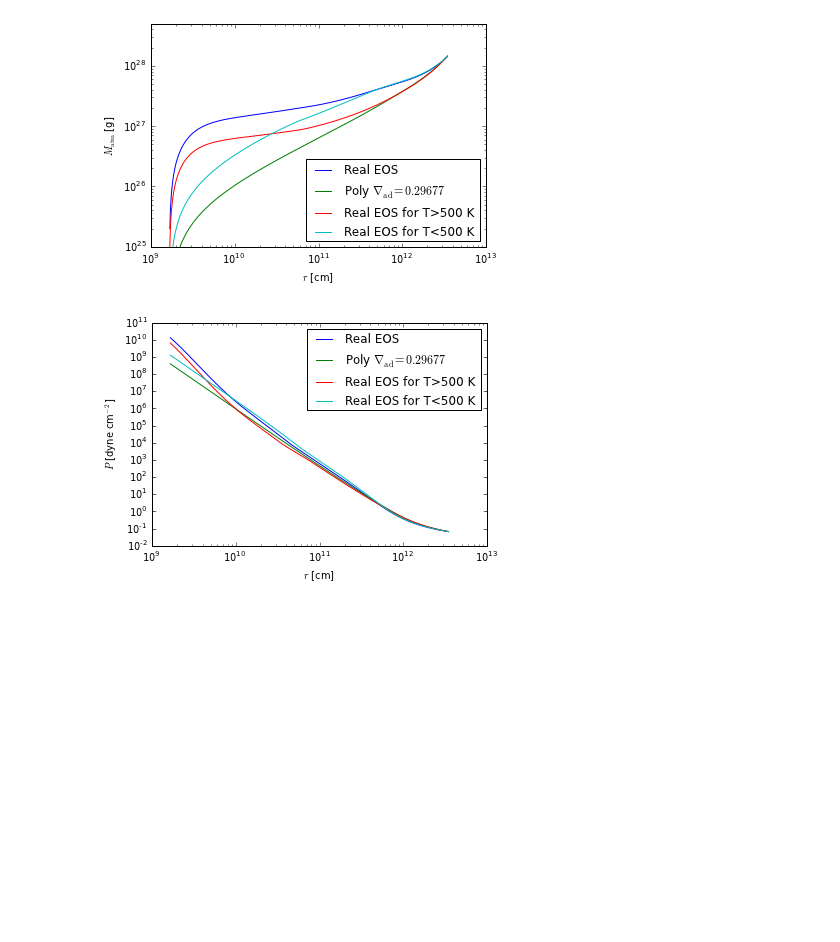
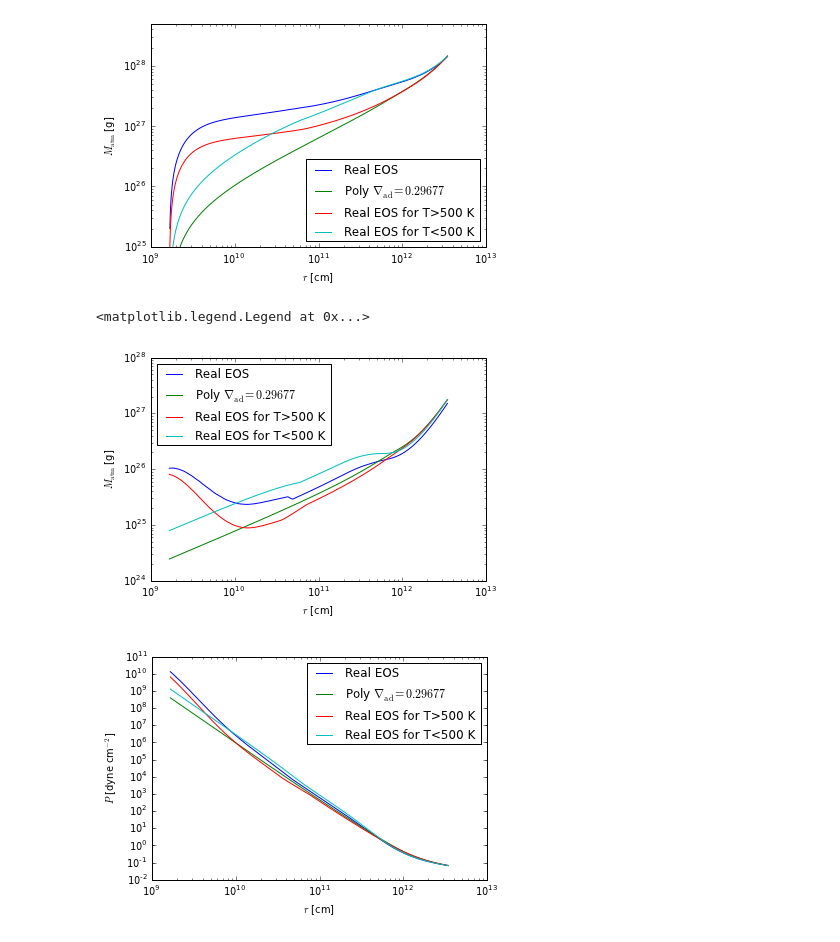
Before and after one commit to apiso/core_accretion, a Jupyter notebook: python/RadSGRealGas/EOSeffects.ipynb, the cells around one changed output. Saved outputs shown, nothing was run; the diff lists cells and outputs as text; code cells hidden in the pictures; blank space fills up the shorter version.

```diff
--- a/python/RadSGRealGas/EOSeffects.ipynb
+++ b/python/RadSGRealGas/EOSeffects.ipynb
@@ -149,6 +149,19 @@ plt.legend(loc = 4)
 plt.savefig(userpath + '/figs/ModelAtmospheres/RadSelfGravRealEOS/EOSeffects/mr_plot.pdf')
 # %% [output]
 [figure]
+# %%
+plt.loglog(prof.r[20], prof.r[20]**3 * prof.rho[20], label = 'Real EOS')
+plt.plot(profpoly.r[3], profpoly.r[3]**3 * profpoly.rho[3], label = r'Poly $\nabla_{\rm{ad}}=0.29677$')
+plt.plot(profcheck.r[9], profcheck.r[9]**3 * profcheck.rho[9], label = 'Real EOS for T>500 K')
+plt.plot(profcheckb.r[13], profcheckb.r[13]**3 * profcheckb.rho[13], label = 'Real EOS for T<500 K')
+plt.xlabel(r'$r$ [cm]')
+plt.ylabel(r'$M_{\rm{atm}}$ [g]')
+#plt.plot(profpoly2.r[3], profpoly2.m[3] - modelpoly2.Mco)
+#ylim(ymin=1e25, ymax = 5e28)
+plt.legend(loc = 2)
+# %% [output]
+<matplotlib.legend.Legend at 0x...>
+[figure, added]
 # %%
 plt.loglog(prof.r[20], prof.P[20], label = 'Real EOS')
 plt.plot(profpoly.r[3], profpoly.P[3], label = r'Poly $\nabla_{\rm{ad}}=0.29677$')
```
Also changed, not shown: 13 other files.
